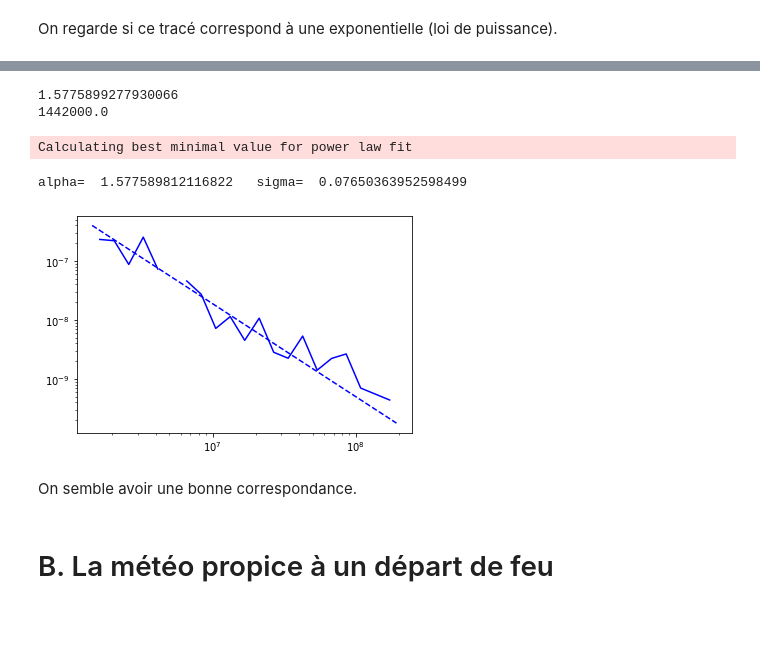
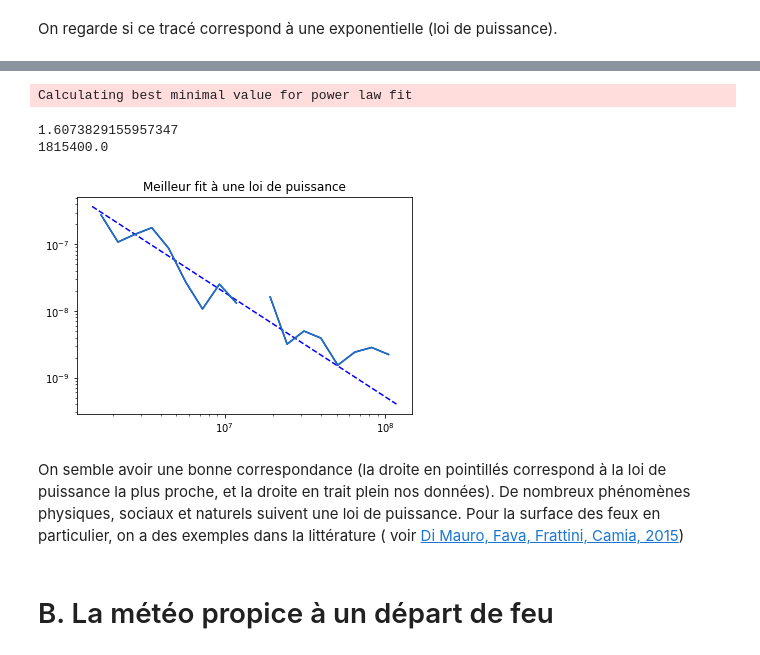
Before and after one commit to Theo-Clavel/feux_de_foret, a Jupyter notebook: Partie2.ipynb, the cells around one changed output, grey strips where cells are left out. Drawn from its saved outputs; the diff is of its cells as text; code cells hidden in the pictures; blank space fills up the shorter version.

Commit message:
Update Partie2.ipynb
Add details for power law

```diff
--- a/Partie2.ipynb
+++ b/Partie2.ipynb
@@ -276,7 +276,6 @@ On s'intéresse maintenant à la répartition de la surface brûlée par départ
 df = pd.read_csv('data.zip', low_memory = False)
 df_feu = df[df['Départ de feu'] == 1]
 dfdep=df_feu.groupby([df_feu.Département]).sum()
-dfdep=dfdep.drop(columns=['Numéro','Année'])
 dfdep=dfdep.sort_values(by=['Surface brûlée (m2)'],ascending=False)
 # %%
 dfdep.reset_index(inplace=True)
@@ -323,6 +322,6 @@ print(results.power_law.alpha)
 print(results.power_law.xmin)
 R, p = results.distribution_compare('power_law', 'lognormal')
 # %% [output]
-1.5775899277930066
-1442000.0
+Calculating best minimal value for power law fit
-Calculating best minimal value for power law fit
+1.6073829155957347
+1815400.0
@@ -329,14 +330,14 @@ Calculating best minimal value for power law fit
 # %%
 fit = powerlaw.Fit(y,xmin=1442000,discrete=True)
 fit.power_law.plot_pdf( color= 'b',linestyle='--',label='fit ccdf')
 fit.plot_pdf( color= 'b')
-
-print('alpha= ',fit.power_law.alpha,'  sigma= ',fit.power_law.sigma)
+fit.plot_pdf()
+plt.title('Meilleur fit à une loi de puissance')
+plt.show()
 # %% [output]
-alpha=  1.577589812116822   sigma=  0.07650363952598499
-[figure, old version]
+[figure, new version]
-# %% [markdown]
-On semble avoir une bonne correspondance.
+# %% [markdown]
+On semble avoir une bonne correspondance (la droite en pointillés correspond à la loi de puissance la plus proche, et la droite en trait plein nos données). De nombreux phénomènes physiques, sociaux et naturels suivent une loi de puissance. Pour la surface des feux en particulier, on a des exemples dans la littérature ( voir [Di Mauro, Fava, Frattini, Camia, 2015](https://www.researchgate.net/publication/284492433_Power_law_distributions_of_wildfires_across_Europe_benchmarking_a_land_surface_model_with_observed_data))
 # %% [markdown]
 # B. La météo propice à un départ de feu
 # %% [markdown]
```
Also changed, not shown: parts of 4 cells of this notebook.
